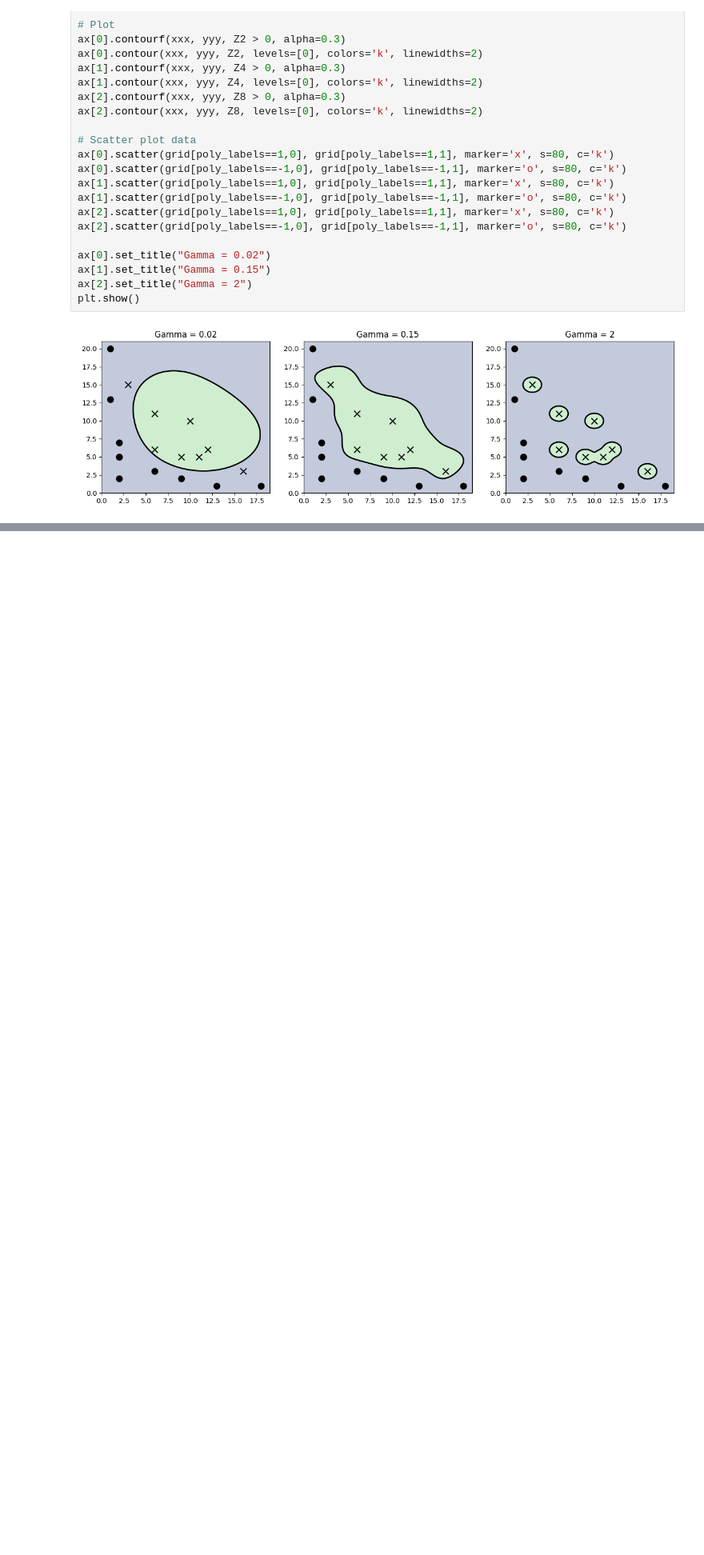
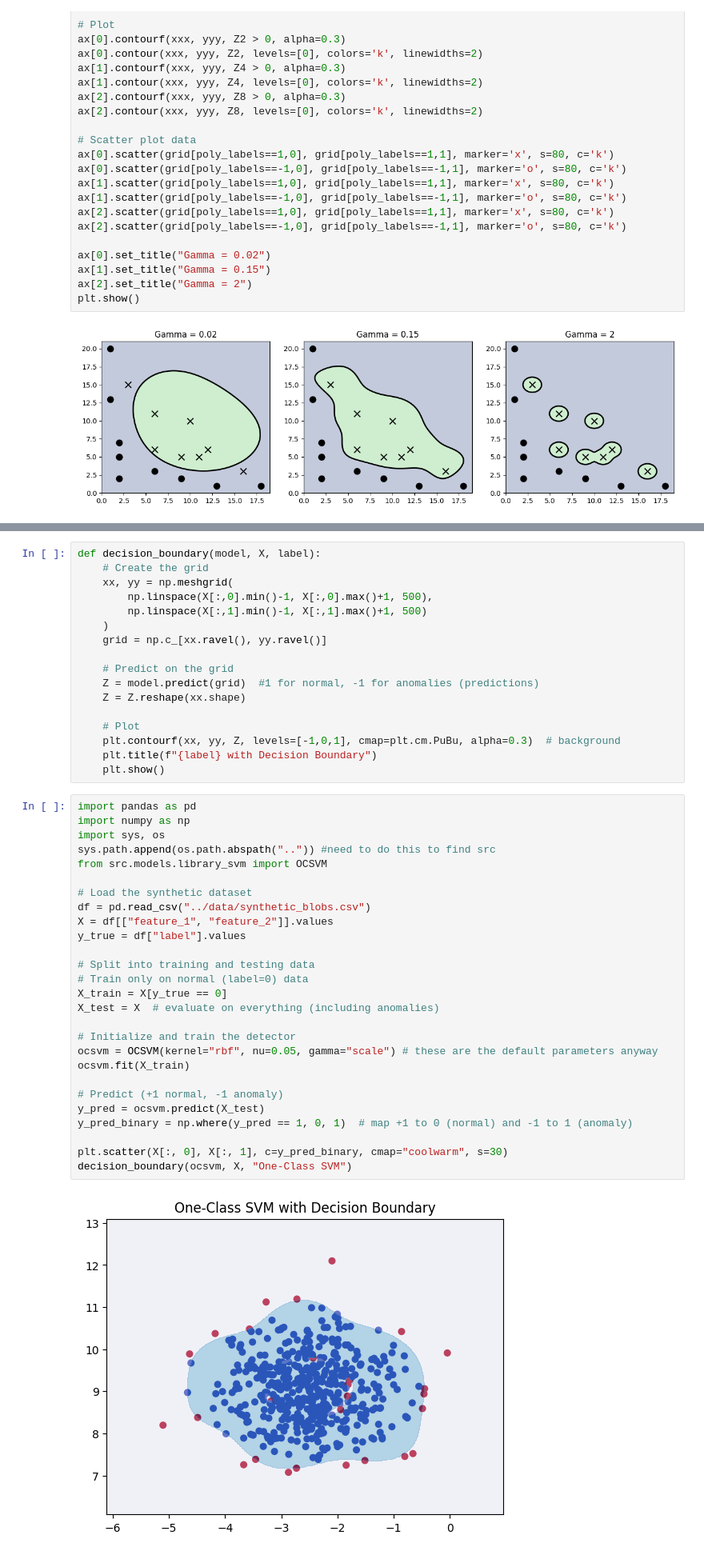
Before and after one commit to graceannmad/TCDcapstone-SVM, a Jupyter notebook: notebooks/generate_plots_for_report.ipynb, the cells around one changed output, grey strips where cells are left out. Shown at 80% size. Drawn from its saved outputs; the diff is of its cells as text; blank space fills up the shorter version.

```diff
--- a/notebooks/generate_plots_for_report.ipynb
+++ b/notebooks/generate_plots_for_report.ipynb
@@ -436,0 +439,46 @@ plt.show()
+# %%
+def decision_boundary(model, X, label):
+    # Create the grid
+    xx, yy = np.meshgrid(
+        np.linspace(X[:,0].min()-1, X[:,0].max()+1, 500),
+        np.linspace(X[:,1].min()-1, X[:,1].max()+1, 500)
+    )
+    grid = np.c_[xx.ravel(), yy.ravel()]
+
+    # Predict on the grid
+    Z = model.predict(grid)  #1 for normal, -1 for anomalies (predictions)
+    Z = Z.reshape(xx.shape)
+
+    # Plot
+    plt.contourf(xx, yy, Z, levels=[-1,0,1], cmap=plt.cm.PuBu, alpha=0.3)  # background
+    plt.title(f"{label} with Decision Boundary")
+    plt.show()
+# %%
+import pandas as pd
+import numpy as np
+import sys, os
+sys.path.append(os.path.abspath("..")) #need to do this to find src
+from src.models.library_svm import OCSVM
+
+# Load the synthetic dataset
+df = pd.read_csv("../data/synthetic_blobs.csv")
+X = df[["feature_1", "feature_2"]].values
+y_true = df["label"].values
+
+# Split into training and testing data
+# Train only on normal (label=0) data
+X_train = X[y_true == 0]
+X_test = X  # evaluate on everything (including anomalies)
+
+# Initialize and train the detector
+ocsvm = OCSVM(kernel="rbf", nu=0.05, gamma="scale") # these are the default parameters anyway
+ocsvm.fit(X_train)
+
+# Predict (+1 normal, -1 anomaly)
+y_pred = ocsvm.predict(X_test)
+y_pred_binary = np.where(y_pred == 1, 0, 1)  # map +1 to 0 (normal) and -1 to 1 (anomaly)
+
+plt.scatter(X[:, 0], X[:, 1], c=y_pred_binary, cmap="coolwarm", s=30)
+decision_boundary(ocsvm, X, "One-Class SVM")
+# %% [output]
+[figure, added]
```
Also changed, not shown: parts of 2 cells of this notebook, 12 other files.
